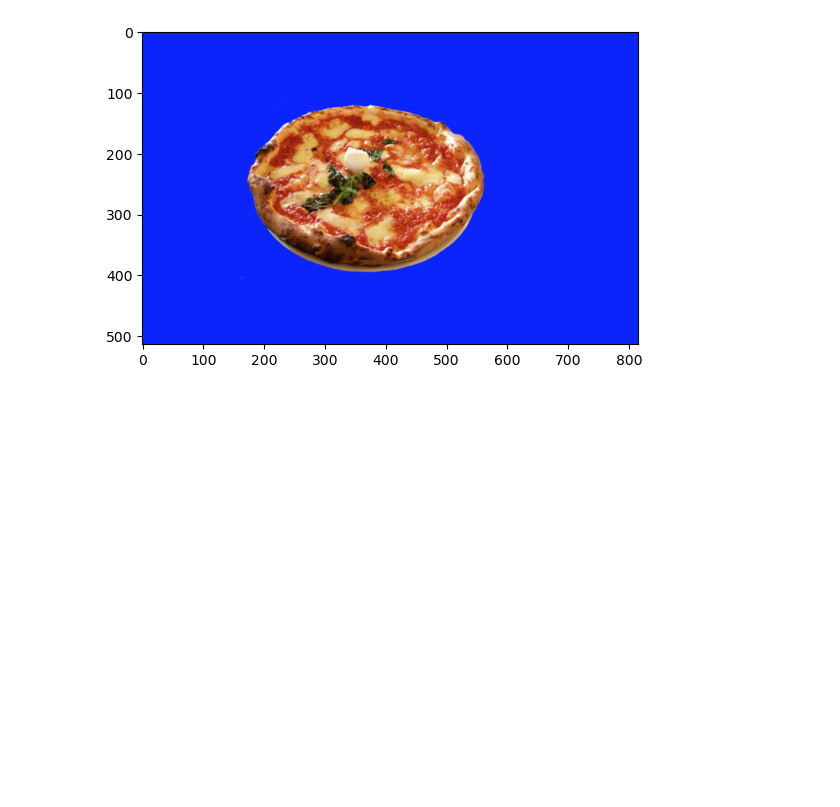
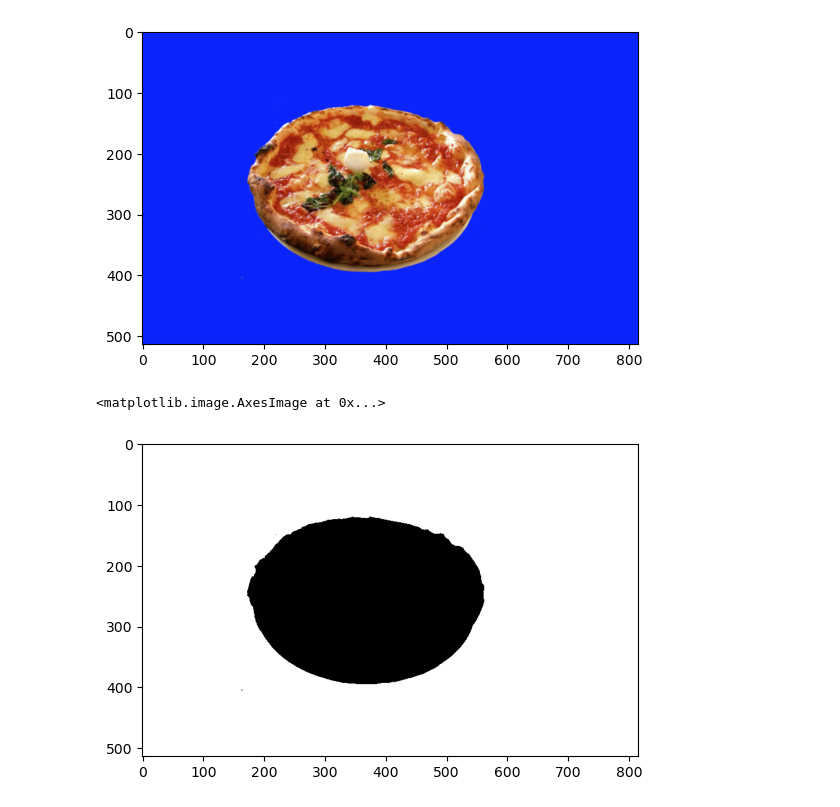
Before and after one commit to iamchenchu/Computer-Vision, a Jupyter notebook: 01_Image_Representation/10_Practice.ipynb, the cells around one changed output. Drawn from its saved outputs; the diff is of its cells as text; code cells hidden in the pictures; blank space fills up the shorter version.

```diff
--- a/01_Image_Representation/10_Practice.ipynb
+++ b/01_Image_Representation/10_Practice.ipynb
@@ -153,3 +153,15 @@ plt.imshow(image_copy)
 [figure]
 # %%
 # Define the color thresholddr
+lower_blue = np.array([0, 0, 200])
+upper_blue = np.array([70, 70, 255])
+# %%
+# Create a mask
+
+mask = cv2.inRange(image_copy, lower_blue, upper_blue)
+
+#Visualize he mask
+plt.imshow(mask, cmap='gray')
+# %% [output]
+<matplotlib.image.AxesImage at 0x...>
+[figure, added]
```
Also changed, not shown: parts of 18 cells of this notebook, 3 other files.
